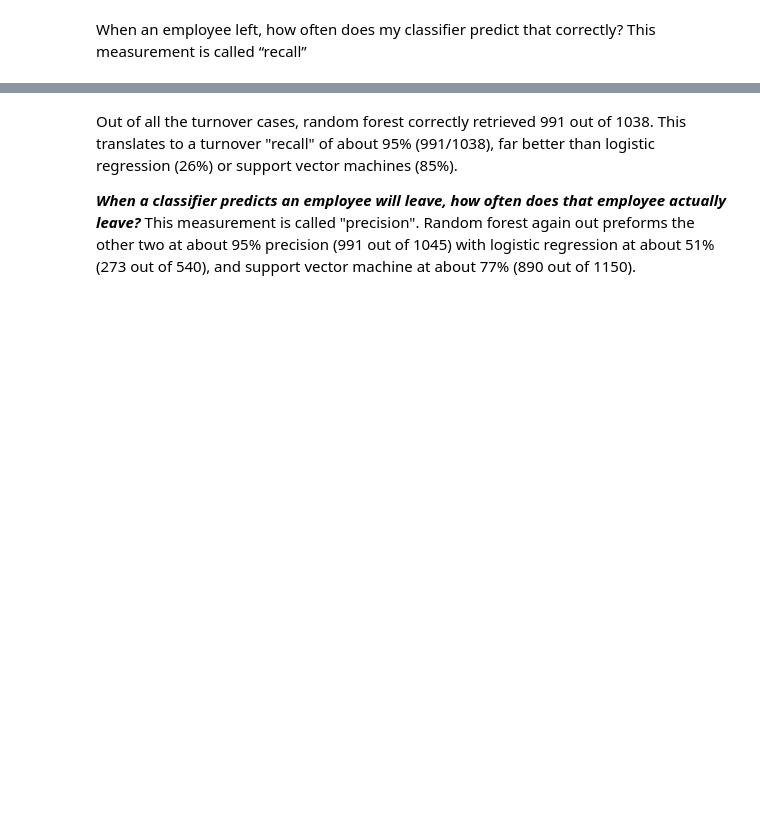
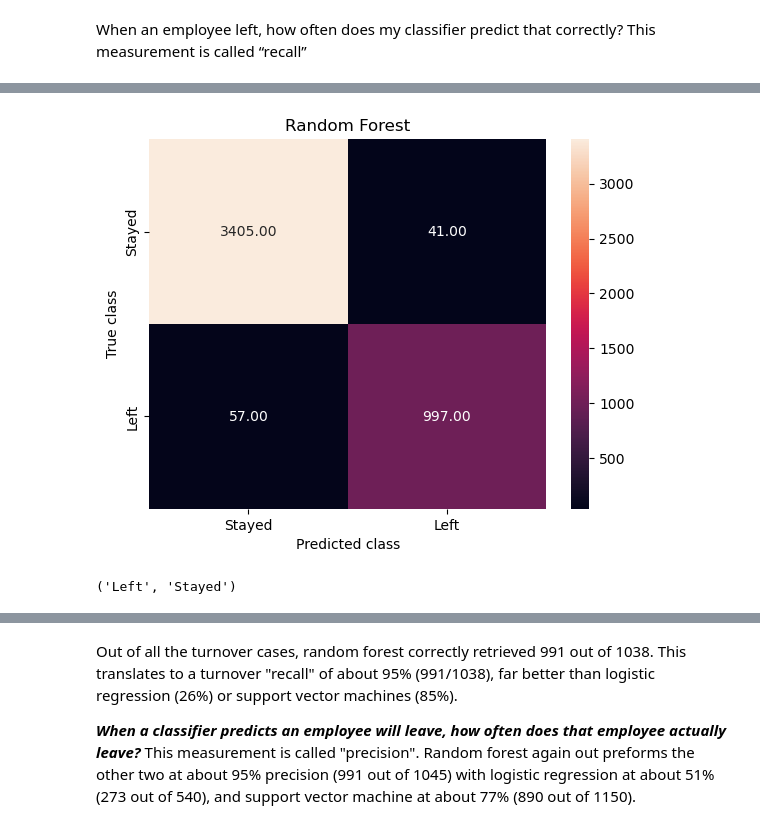
Before and after one commit to elcaskerito/ml_eda_AI_stevens_institute_tech, a Jupyter notebook: learning/other_ppl_projet/employee_turnover_prediction.ipynb, the cells around one changed output, grey strips where cells are left out. Saved outputs shown, nothing was run; the diff lists cells and outputs as text; code cells hidden in the pictures; blank space fills up the shorter version.

```diff
--- a/learning/other_ppl_projet/employee_turnover_prediction.ipynb
+++ b/learning/other_ppl_projet/employee_turnover_prediction.ipynb
@@ -207,3 +207,4 @@ array(['satisfaction_level', 'last_evaluation', 'number_project',
 df_vars=df.columns.values.tolist()
 y=['left']
 X=[i for i in df_vars if i not in y]
+a=X
@@ -224,5 +236,6 @@ TypeError: RFE.__init__() takes 2 positional arguments but 3 were given
 # %%
-cols=['satisfaction_level', 'last_evaluation', 'time_spend_company', 'Work_accident', 'promotion_last_5years',
-      'department_RandD', 'department_df', 'department_management', 'salary_high', 'salary_low']
+cols=a
 X=df[cols]
 y=df['left']
+
+print(X)
@@ -233,6 +264,6 @@ X_train, X_test, y_train, y_test = train_test_split(X, y, test_size=0.3, random_
 # %%
-from sklearn.linear_model import LogisticRegression
-from sklearn import metrics
-logreg = LogisticRegression()
-logreg.fit(X_train, y_train)
+# from sklearn.linear_model import LogisticRegression
+# from sklearn import metrics
+# logreg = LogisticRegression()
+# logreg.fit(X_train, y_train)
 # %%
@@ -278,11 +330,14 @@ print(classification_report(y_test, rf.predict(X_test)))
 # %%
 y_pred = rf.predict(X_test)
 from sklearn.metrics import confusion_matrix
+import sklearn.metrics as metrics
 import seaborn as sns
-forest_cm = metrics.confusion_matrix(y_pred, y_test, [1,0])
-sns.heatmap(forest_cm, annot=True, fmt='.2f',xticklabels = ["Left", "Stayed"] , yticklabels = ["Left", "Stayed"] )
+forest_cm = metrics.confusion_matrix(y_pred, y_test)
+sns.heatmap(forest_cm, annot=True, fmt='.2f',xticklabels = ["Stayed", "Left"] , yticklabels = ["Stayed", "Left"] )
 plt.ylabel('True class')
 plt.xlabel('Predicted class')
 plt.title('Random Forest')
 plt.savefig('random_forest')
+# %% [output]
+[figure, added]
 # %%
@@ -298,2 +345,7 @@ plt.savefig('logistic_regression')
+# %%
+"Left", "Stayed"
+# plt.savefig('logistic_regression')
+# %% [output]
+('Left', 'Stayed')
 # %%
 print(classification_report(y_test, svc.predict(X_test)))
```
Also changed, not shown: parts of 20 cells of this notebook, 12 other files.
